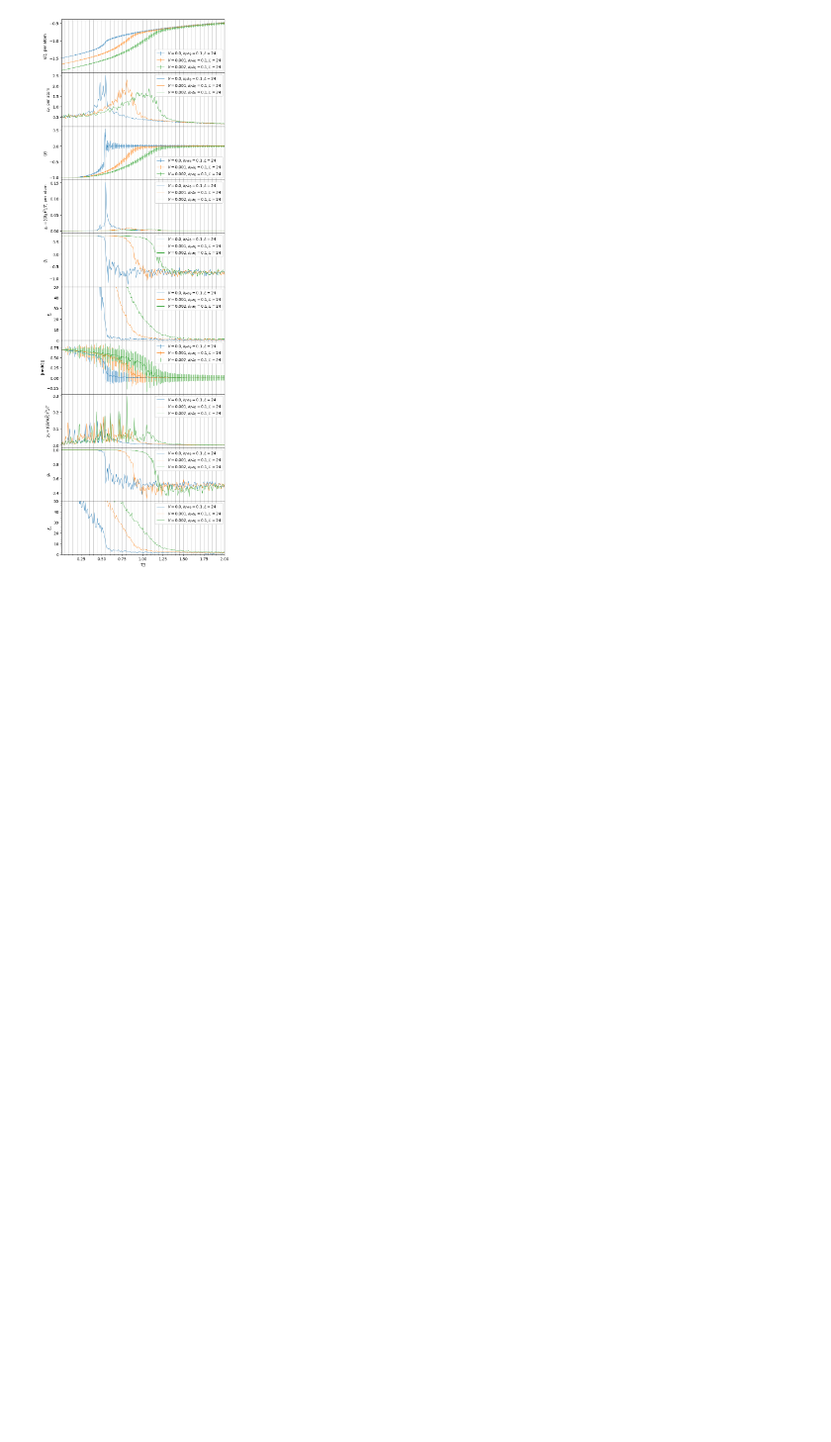
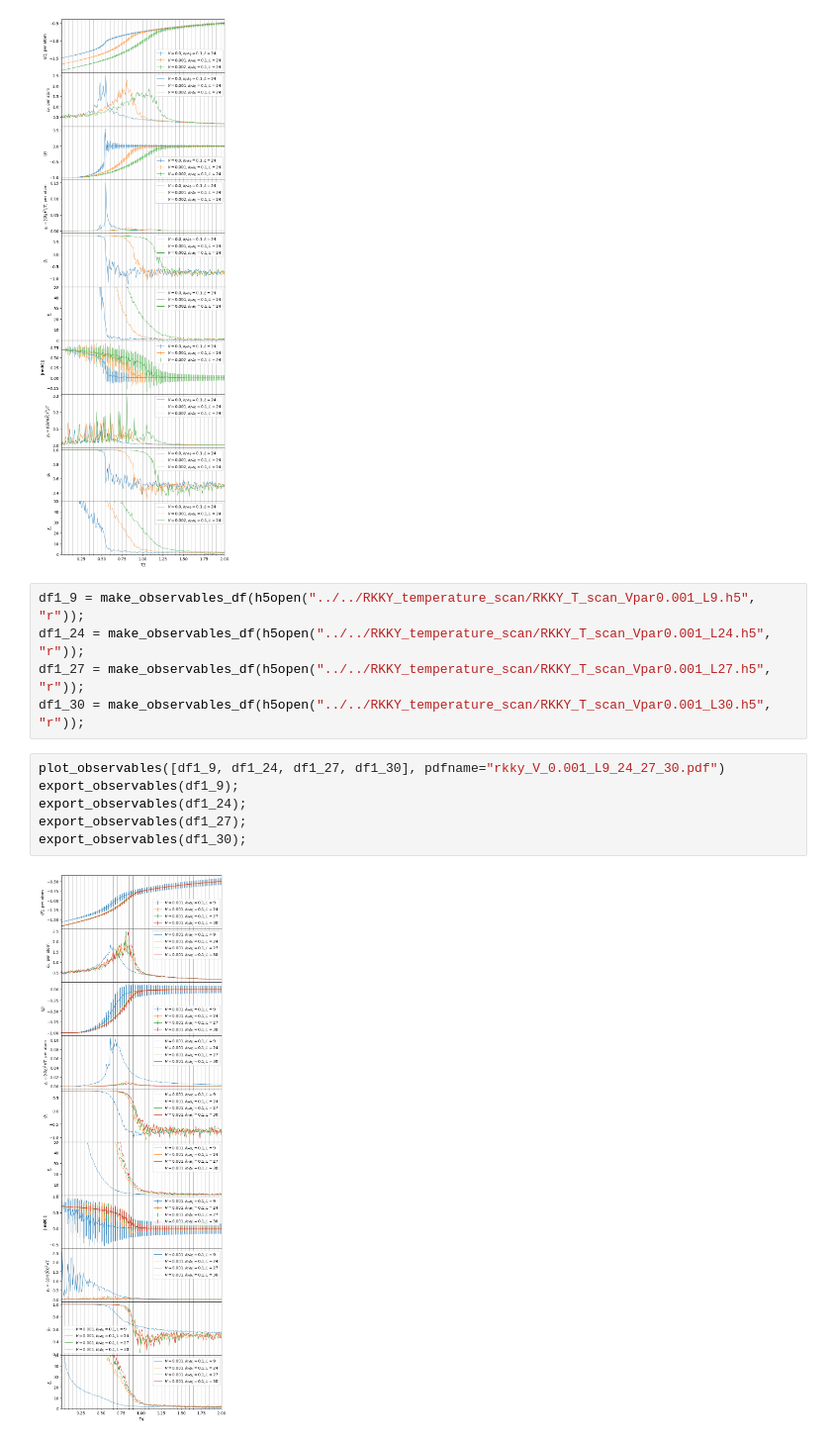
Before and after one commit to krivenko/MX2RKKY.jl, a Jupyter notebook: notebooks/RKKY.ipynb, the cells around one changed output. Shown at 99% size. Cells and saved outputs as stored; diff of their text form; blank space fills up the shorter version.

Commit message:
notebooks: Plot cluster size comparison for V=0.001 in `RKKY.ipynb`

```diff
--- a/notebooks/RKKY.ipynb
+++ b/notebooks/RKKY.ipynb
@@ -186,3 +186,16 @@ export_observables(df1_24);
 export_observables(df2_24);
 # %% [output]
 [figure]
+# %%
+df1_9 = make_observables_df(h5open("../../RKKY_temperature_scan/RKKY_T_scan_Vpar0.001_L9.h5", "r"));
+df1_24 = make_observables_df(h5open("../../RKKY_temperature_scan/RKKY_T_scan_Vpar0.001_L24.h5", "r"));
+df1_27 = make_observables_df(h5open("../../RKKY_temperature_scan/RKKY_T_scan_Vpar0.001_L27.h5", "r"));
+df1_30 = make_observables_df(h5open("../../RKKY_temperature_scan/RKKY_T_scan_Vpar0.001_L30.h5", "r"));
+# %%
+plot_observables([df1_9, df1_24, df1_27, df1_30], pdfname="rkky_V_0.001_L9_24_27_30.pdf")
+export_observables(df1_9);
+export_observables(df1_24);
+export_observables(df1_27);
+export_observables(df1_30);
+# %% [output]
+[figure, added]
```
